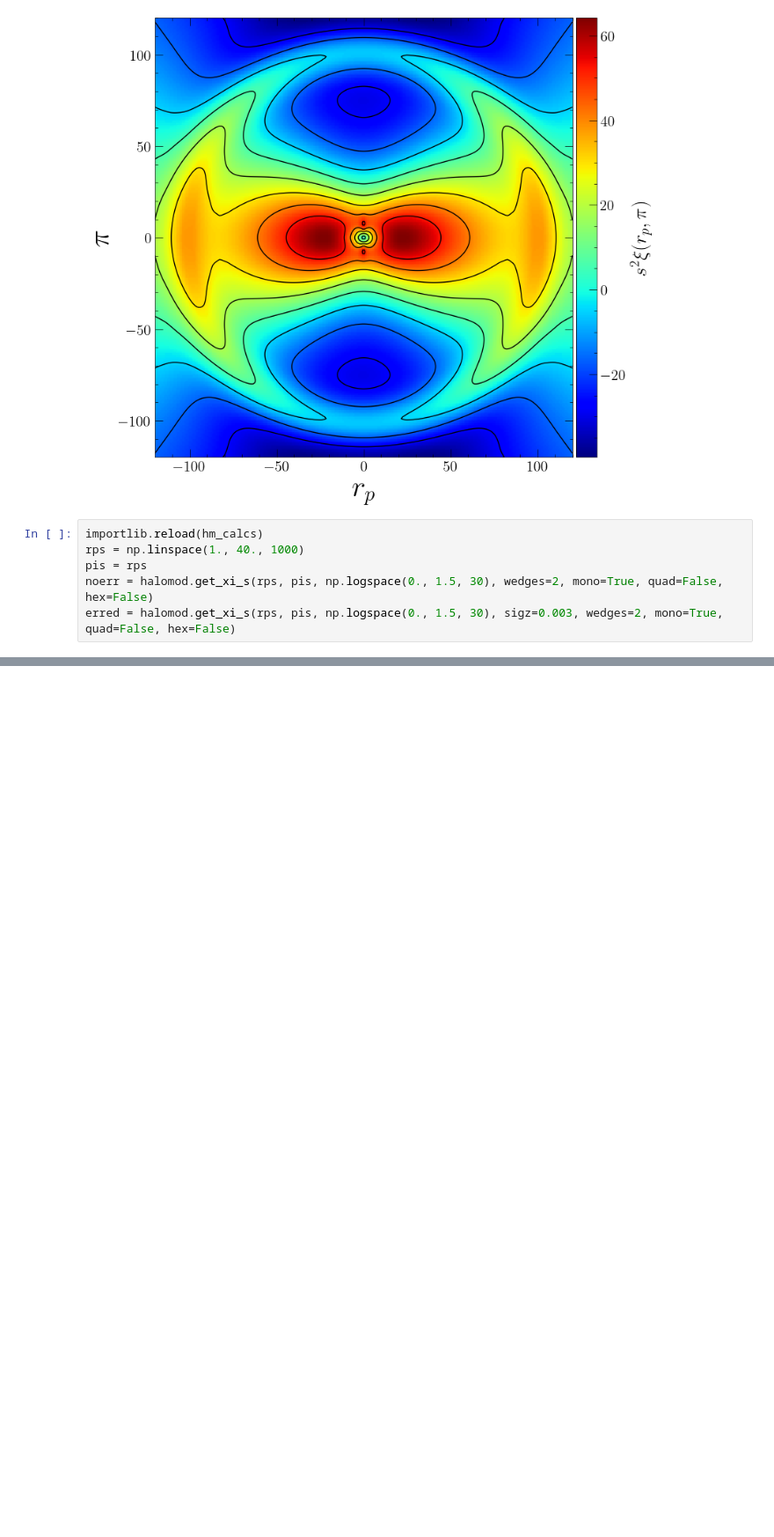
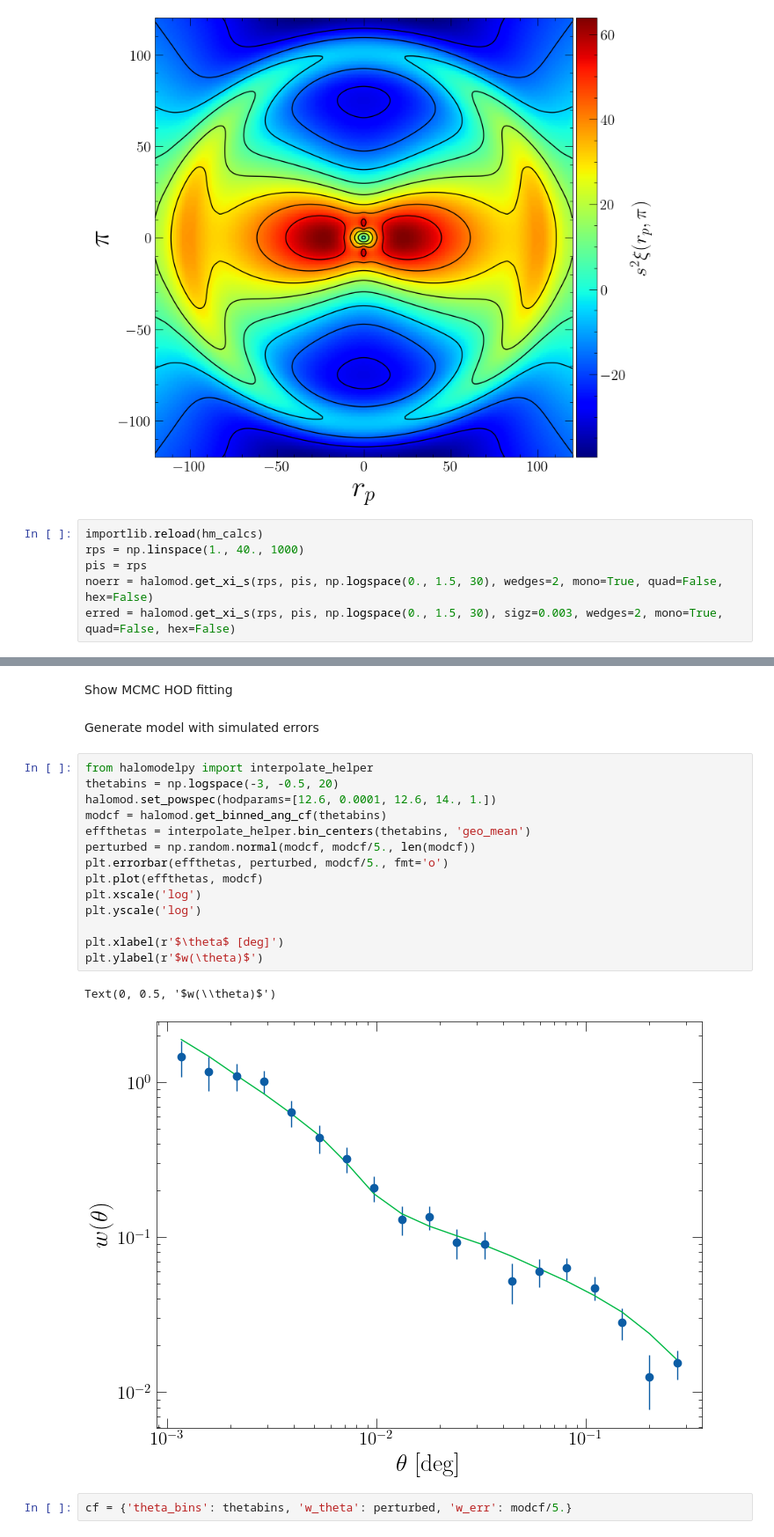
Before and after one commit to gpetter/HaloModelPy, a Jupyter notebook: notebooks/showcase.ipynb, the cells around one changed output, grey strips where cells are left out. Shown at 88% size. Saved outputs shown, nothing was run; the diff lists cells and outputs as text; blank space fills up the shorter version.

Commit message:
Add mcmc HOD fit to clustering_fit

```diff
--- a/notebooks/showcase.ipynb
+++ b/notebooks/showcase.ipynb
@@ -188,0 +189,23 @@ plt.legend()
+# %% [markdown]
+Show MCMC HOD fitting
+# %% [markdown]
+Generate model with simulated errors
+# %%
+from halomodelpy import interpolate_helper
+thetabins = np.logspace(-3, -0.5, 20)
+halomod.set_powspec(hodparams=[12.6, 0.0001, 12.6, 14., 1.])
+modcf = halomod.get_binned_ang_cf(thetabins)
+effthetas = interpolate_helper.bin_centers(thetabins, 'geo_mean')
+perturbed = np.random.normal(modcf, modcf/5., len(modcf))
+plt.errorbar(effthetas, perturbed, modcf/5., fmt='o')
+plt.plot(effthetas, modcf)
+plt.xscale('log')
+plt.yscale('log')
+
+plt.xlabel(r'$\theta$ [deg]')
+plt.ylabel(r'$w(\theta)$')
+# %% [output]
+Text(0, 0.5, '$w(\\theta)$')
+[figure, added]
+# %%
+cf = {'theta_bins': thetabins, 'w_theta': perturbed, 'w_err': modcf/5.}
```
Also changed, not shown: parts of 11 cells of this notebook, 4 other files.
